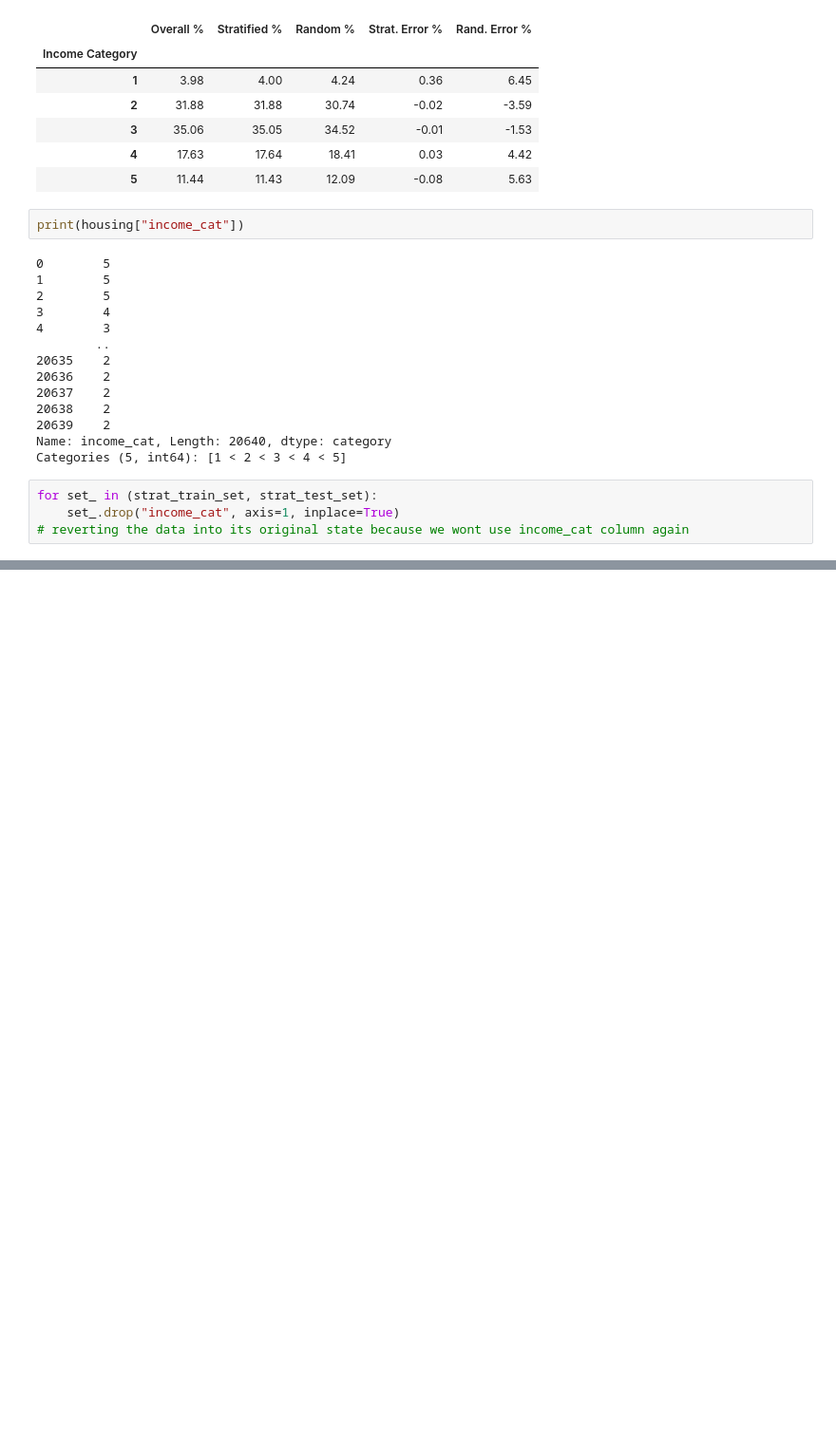
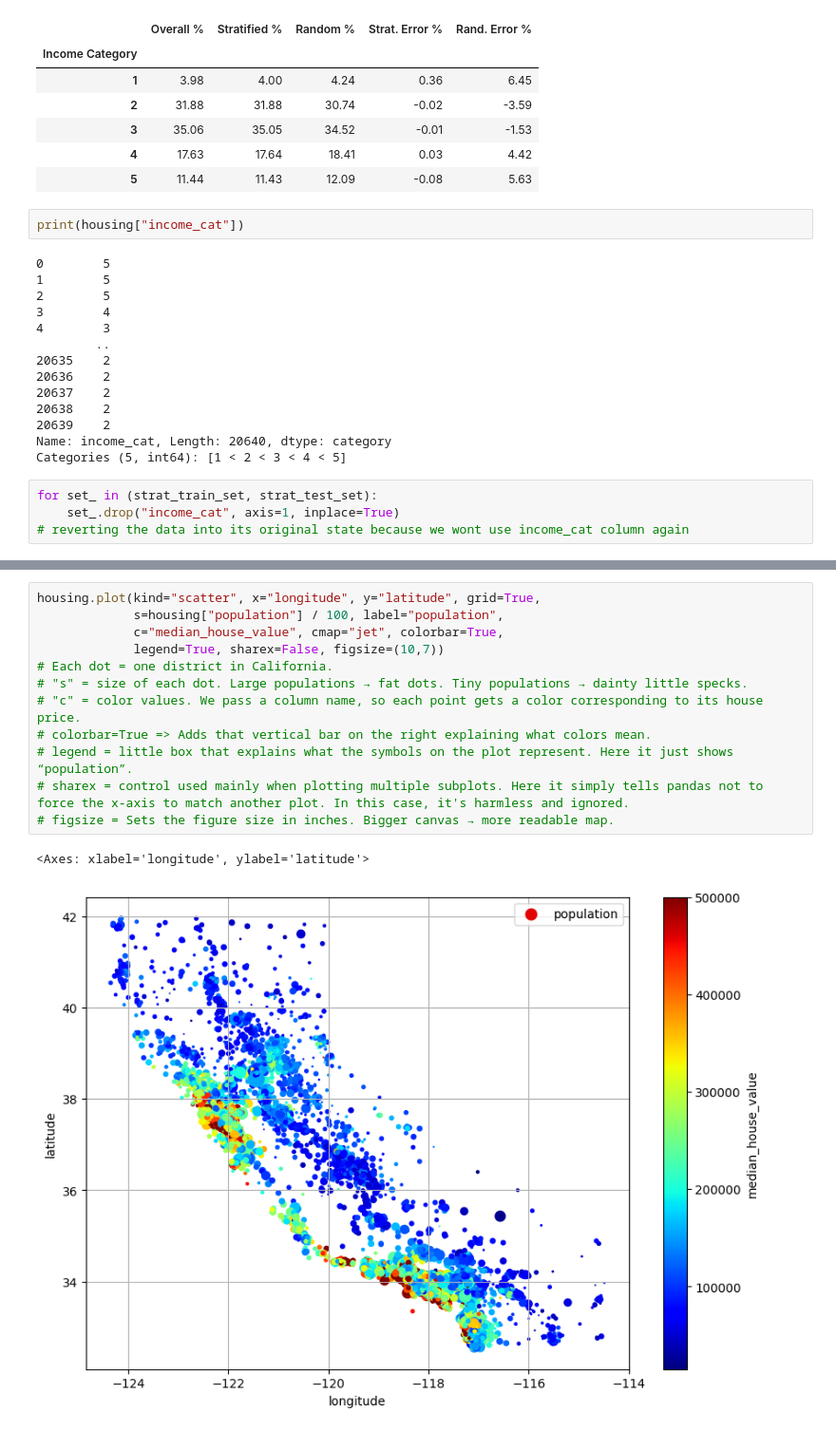
Before and after one commit to kbhavneet/hands-on-ml-practice, a Jupyter notebook: src/chapter02.ipynb, the cells around one changed output, grey strips where cells are left out. Shown at 95% size. Saved outputs shown, nothing was run; the diff lists cells and outputs as text; blank space fills up the shorter version.

```diff
--- a/src/chapter02.ipynb
+++ b/src/chapter02.ipynb
@@ -255,0 +267,15 @@ for set_ in (strat_train_set, strat_test_set):
+# %%
+housing.plot(kind="scatter", x="longitude", y="latitude", grid=True,
+             s=housing["population"] / 100, label="population",
+             c="median_house_value", cmap="jet", colorbar=True,
+             legend=True, sharex=False, figsize=(10,7))
+# Each dot = one district in California.
+# "s" = size of each dot. Large populations → fat dots. Tiny populations → dainty little specks.
+# "c" = color values. We pass a column name, so each point gets a color corresponding to its house price.
+# colorbar=True => Adds that vertical bar on the right explaining what colors mean.
+# legend = little box that explains what the symbols on the plot represent. Here it just shows “population”.
+# sharex = control used mainly when plotting multiple subplots. Here it simply tells pandas not to force the x-axis to match another plot. In this case, it's harmless and ignored.
+# figsize = Sets the figure size in inches. Bigger canvas → more readable map.
+# %% [output]
+<Axes: xlabel='longitude', ylabel='latitude'>
+[figure, added]
```
Also changed, not shown: parts of 23 cells of this notebook, 1 other file.
